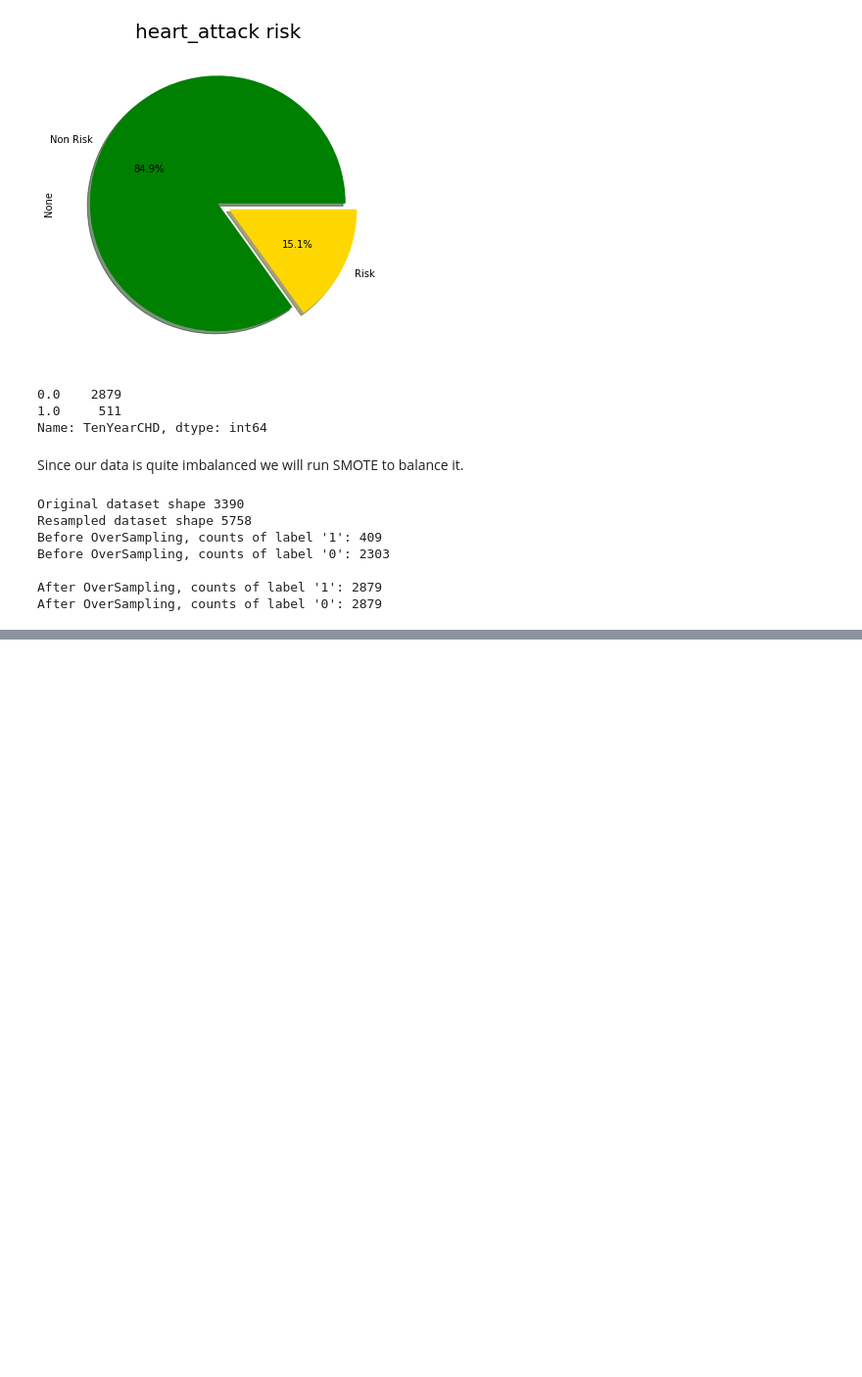
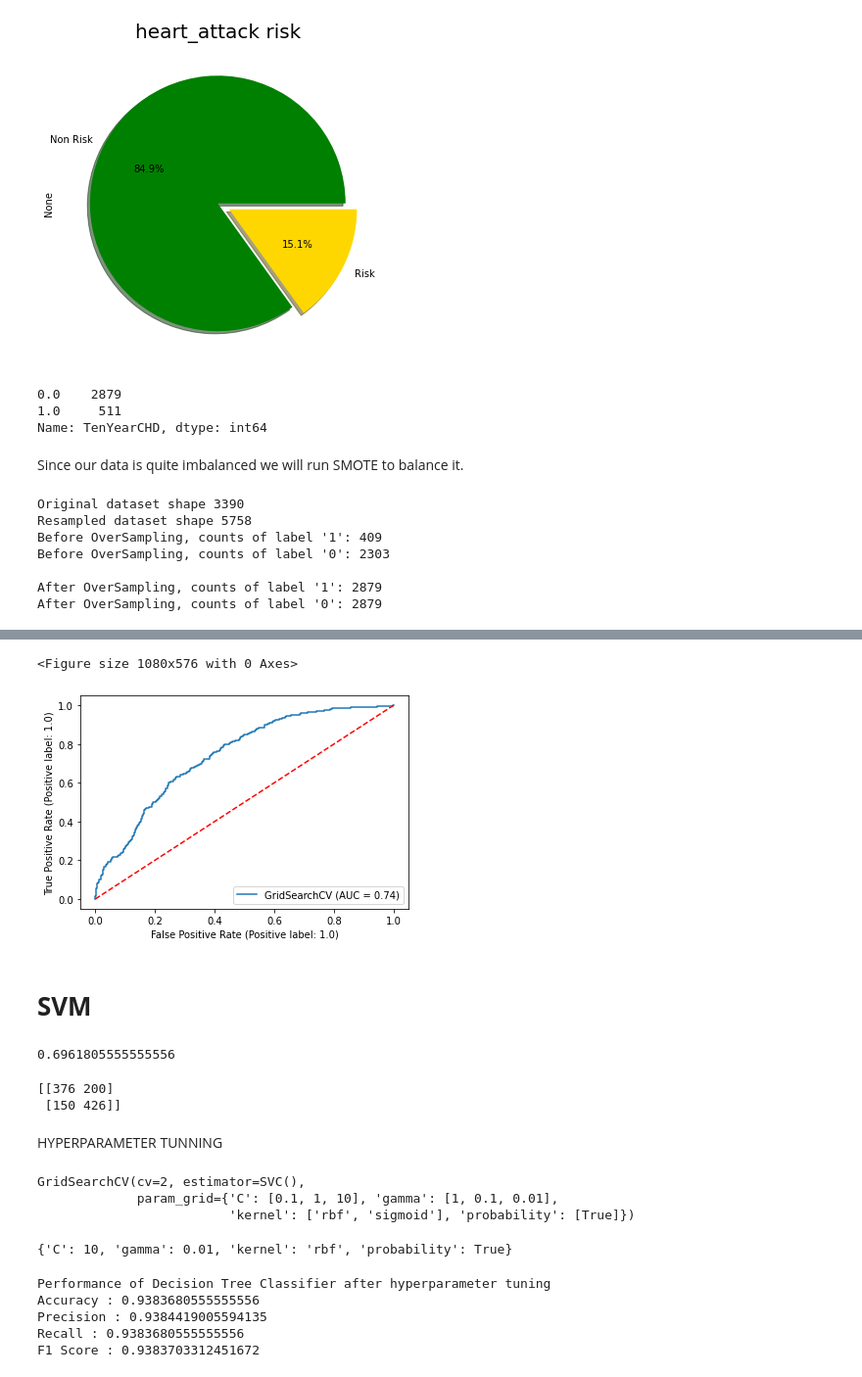
Before and after one commit to Tanjul5/Cardiovascular-Risk-Prediction, a Jupyter notebook: Cardiovascular_Risk_Prediction.ipynb, the cells around one changed output, grey strips where cells are left out. Shown at 98% size. Drawn from its saved outputs; the diff is of its cells as text; code cells hidden in the pictures; blank space fills up the shorter version.

```diff
--- a/Cardiovascular_Risk_Prediction.ipynb
+++ b/Cardiovascular_Risk_Prediction.ipynb
@@ -437,0 +567,52 @@ X_test = pd.DataFrame(scaled_test_X)
+# %%
+# Let us plot ROC curve
+from sklearn.metrics import plot_roc_curve
+plt.figure(figsize=(15,8))
+svc_disp = plot_roc_curve(log_classifier,X_test_trf,y_test_n)
+x,y=np.arange(0,1.1,0.1),np.arange(0,1.1,0.1)
+plt.plot(x,y,'b--',color='r')
+plt.show()
+# %% [output]
+<Figure size 1080x576 with 0 Axes>
+[figure, added]
+# %% [markdown]
+# **SVM**
+# %%
+from sklearn.svm import SVC
+svm= SVC()
+svm.fit(X_train_trf,y_train_n)
+svm_predictions= svm.predict(X_test_trf)
+
+#Performance Metrics
+svm_accuracy= accuracy_score(svm_predictions,y_test_n)
+svm_accuracy
+# %% [output]
+0.6961805555555556
+# %%
+#plot the confusion matrix
+print(confusion_matrix(y_test_n,svm_predictions))
+# %% [output]
+[[376 200]
+ [150 426]]
+# %% [markdown]
+HYPERPARAMETER TUNNING
+# %%
+# running grid search for optimal parameters
+param_grid = {'C': [0.1,1, 10],
+              'gamma': [1,0.1,0.01],
+              'kernel': ['rbf','sigmoid'],
+              'probability':[True]}
+
+svm_classifier = GridSearchCV(SVC(), param_grid,cv=2)
+
+# fitting the model
+svm_classifier.fit(X_train_trf, y_train_n)
+# %% [output]
+GridSearchCV(cv=2, estimator=SVC(),
+             param_grid={'C': [0.1, 1, 10], 'gamma': [1, 0.1, 0.01],
+                         'kernel': ['rbf', 'sigmoid'], 'probability': [True]})
+# %%
+# print best parameter after tuning
+print(svm_classifier.best_params_)
+# %% [output]
+{'C': 10, 'gamma': 0.01, 'kernel': 'rbf', 'probability': True}
@@ -437,0 +621,18 @@ X_test = pd.DataFrame(scaled_test_X)
+# %%
+#Performance Metrics
+SVM_accuracy= accuracy_score(y_svm_pred,y_test_n)
+SVM_precision= precision_score(y_svm_pred,y_test_n, average='weighted')
+SVM_recall= recall_score(y_svm_pred,y_test_n, average='weighted')
+SVM_f1_score= f1_score(y_svm_pred, y_test_n, average='weighted')
+
+print('Performance of Decision Tree Classifier after hyperparameter tuning')
+print('Accuracy :' , SVM_accuracy)
+print('Precision :', SVM_precision)
+print('Recall :', SVM_recall)
+print('F1 Score :', SVM_f1_score)
+# %% [output]
+Performance of Decision Tree Classifier after hyperparameter tuning
+Accuracy : 0.9383680555555556
+Precision : 0.9384419005594135
+Recall : 0.9383680555555556
+F1 Score : 0.9383703312451672
```
Also changed, not shown: parts of 27 cells of this notebook.
